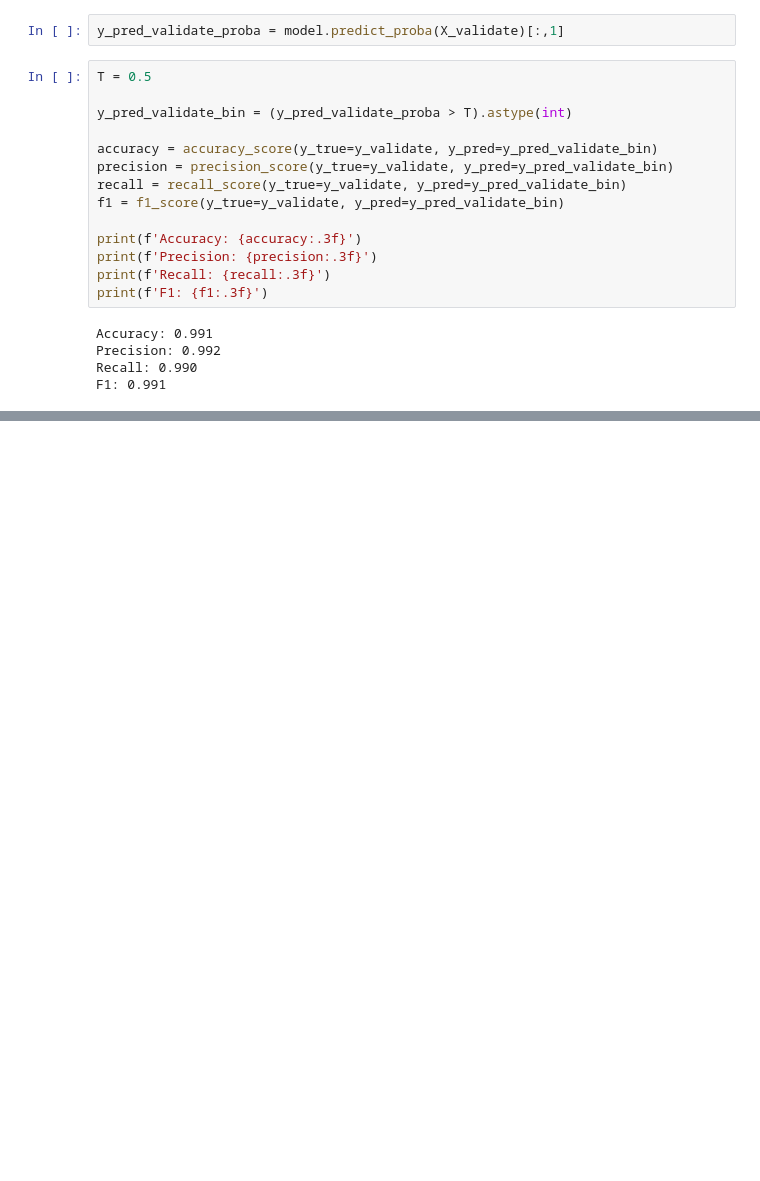
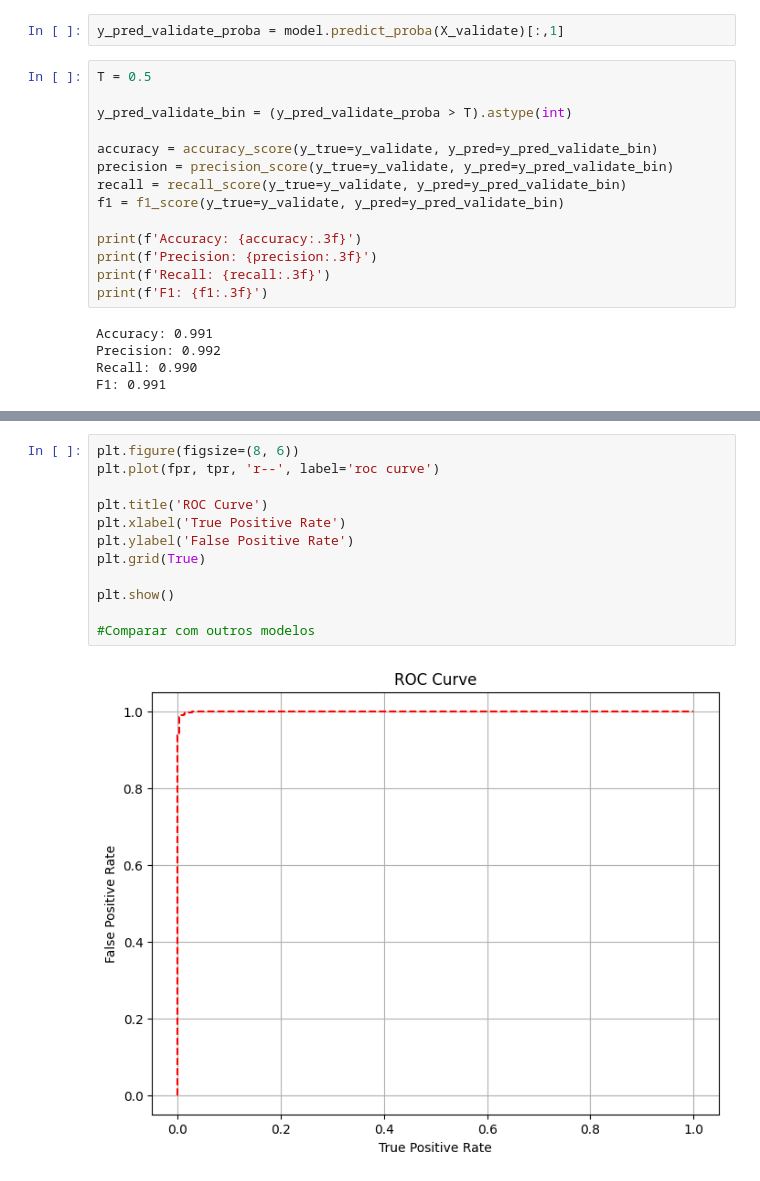
Before and after one commit to GomesVinicius/Regressao-Logistica-Manual, a Jupyter notebook: Diamonds.ipynb, the cells around one changed output, grey strips where cells are left out. Cells and saved outputs as stored; diff of their text form; blank space fills up the shorter version.

Commit message:
Modelo finalizado

```diff
--- a/Diamonds.ipynb
+++ b/Diamonds.ipynb
@@ -300,0 +341,14 @@ F1: 0.991
+# %%
+plt.figure(figsize=(8, 6))
+plt.plot(fpr, tpr, 'r--', label='roc curve')
+
+plt.title('ROC Curve')
+plt.xlabel('True Positive Rate')
+plt.ylabel('False Positive Rate')
+plt.grid(True)
+
+plt.show()
+
+#Comparar com outros modelos
+# %% [output]
+[figure, added]
```
Also changed, not shown: parts of 7 cells of this notebook, 3 other files.
